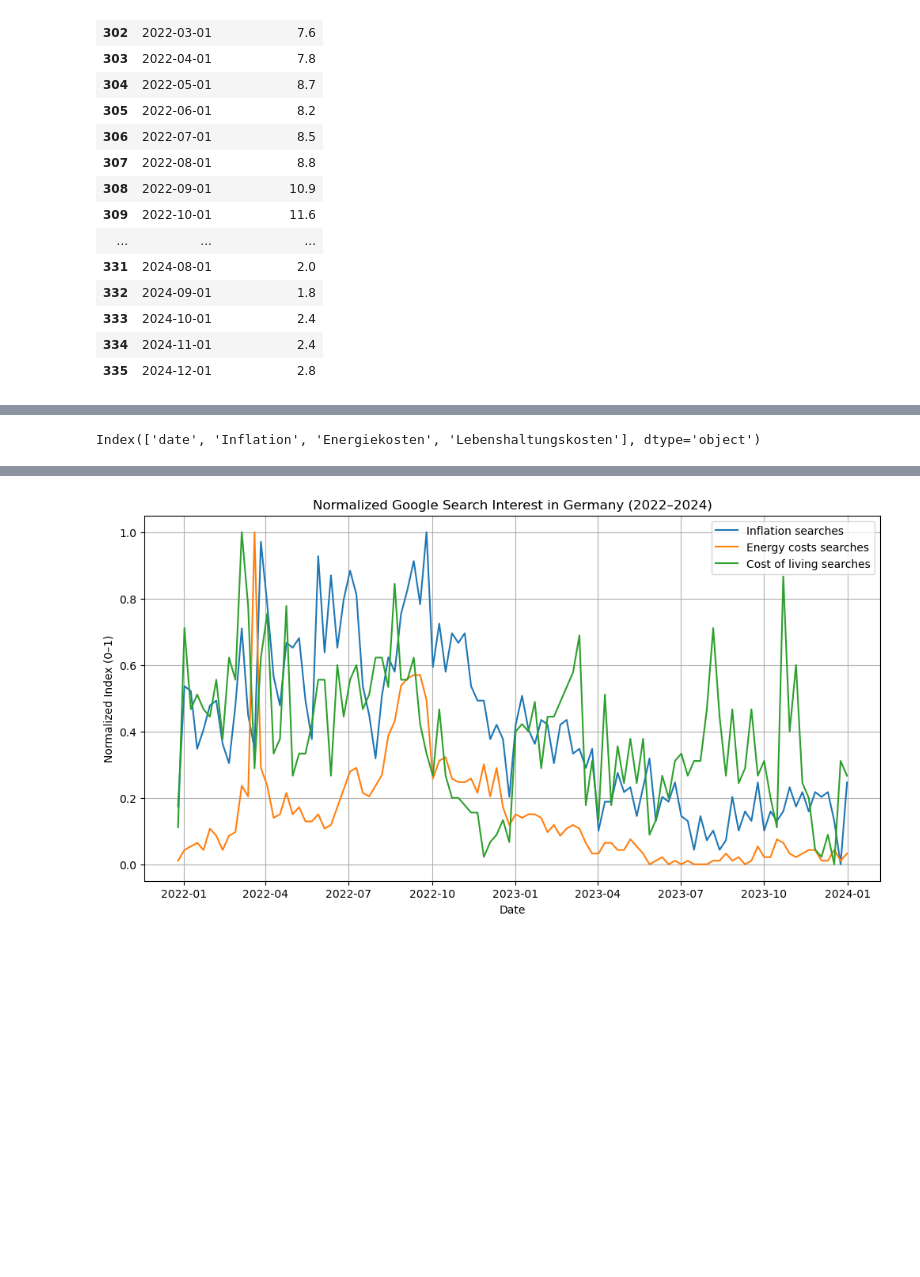
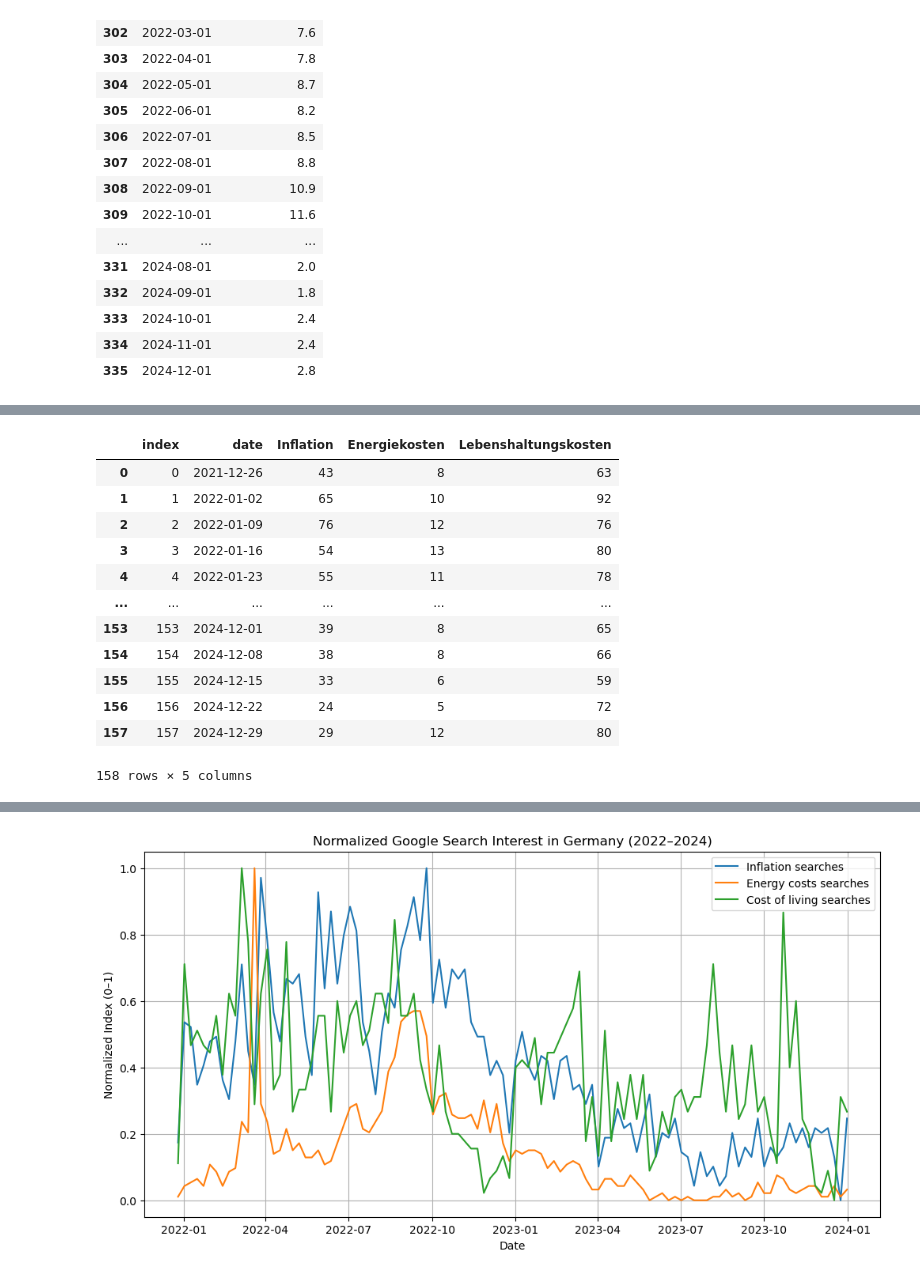
Before and after one commit to ds-project-18/DS-Project, a Jupyter notebook: notebooks/data_pipeline.ipynb, the cells around one changed output, grey strips where cells are left out. Saved outputs shown, nothing was run; the diff lists cells and outputs as text; code cells hidden in the pictures; blank space fills up the shorter version.

```diff
--- a/notebooks/data_pipeline.ipynb
+++ b/notebooks/data_pipeline.ipynb
@@ -98,8 +98,21 @@ trends.head()
 # %%
 trends = trends.reset_index()
 trends.columns
+trends
 # %% [output]
+|  | index | date | Inflation | Energiekosten | Lebenshaltungskosten |
+| 0 | 0 | 2021-12-26 | 43 | 8 | 63 |
+| 1 | 1 | 2022-01-02 | 65 | 10 | 92 |
+| 2 | 2 | 2022-01-09 | 76 | 12 | 76 |
+| 3 | 3 | 2022-01-16 | 54 | 13 | 80 |
+| 4 | 4 | 2022-01-23 | 55 | 11 | 78 |
+| ... | ... | ... | ... | ... | ... |
+| 153 | 153 | 2024-12-01 | 39 | 8 | 65 |
+| 154 | 154 | 2024-12-08 | 38 | 8 | 66 |
+| 155 | 155 | 2024-12-15 | 33 | 6 | 59 |
+| 156 | 156 | 2024-12-22 | 24 | 5 | 72 |
+| 157 | 157 | 2024-12-29 | 29 | 12 | 80 |
-Index(['date', 'Inflation', 'Energiekosten', 'Lebenshaltungskosten'], dtype='object')
+158 rows × 5 columns
 # %%
 trends["month"] = trends["date"].dt.to_period("M")
 trends_monthly = trends.groupby("month").mean(numeric_only=True)
```
Also changed, not shown: parts of 6 cells of this notebook, 11 other files.
